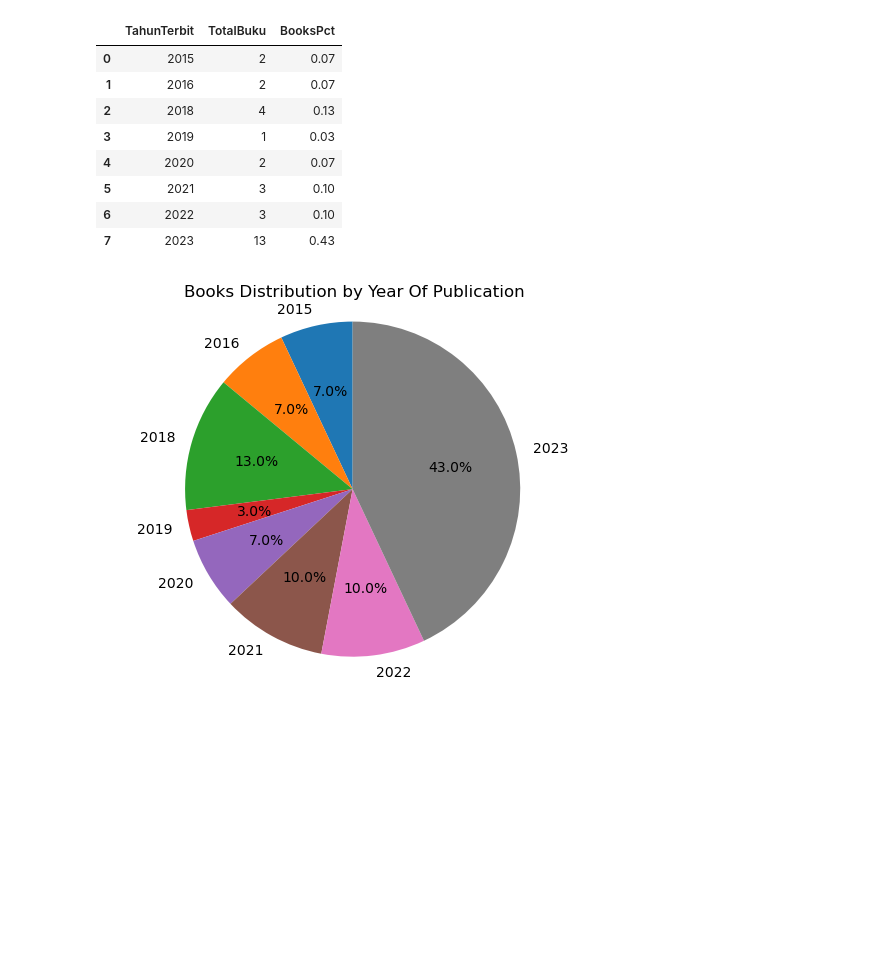
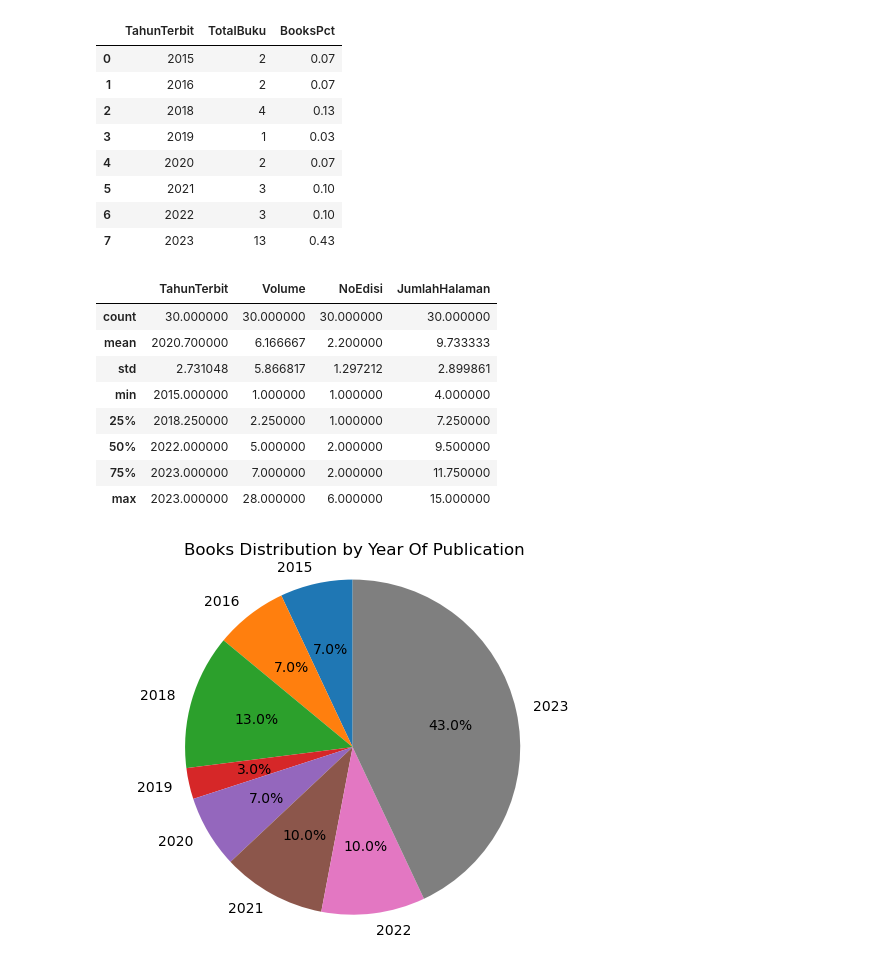
Before and after one commit to ridatMaulana/diRead, a Jupyter notebook: Books.ipynb, the cells around one changed output. Saved outputs shown, nothing was run; the diff lists cells and outputs as text; code cells hidden in the pictures; blank space fills up the shorter version.

```diff
--- a/Books.ipynb
+++ b/Books.ipynb
@@ -54,6 +70,6 @@ Dataset buku memiliki 30 baris dan 12 kolom
 | 8 | 2580-3735 | 2580-1147 | Game Edukasi, Android, Hasil Belajar | Pengembangan Game Edukasi Berbasi... | Ririn Windawati, Henny Dewi Koesw... | 2021 | Universitas Pahlawan Tuanku Tambusai | 5 | 2 | 12 | ... |
 | 9 | NaN | 1411-3201 | E-commerce, Model View Controller... | WEBSITE E-COMMERCE MENGGUNAKAN MO... | Donni Prabowo | 2015 | Universitas Amikom Yogyakarta | 16 | 1 | 7 | ... |
 # %%
-book.drop(axis=1, labels=['P-ISSN', 'Reference'], inplace=True)
+book.drop(axis=1, labels=['P-ISSN', 'Pdf', 'Reference'], inplace=True)
 book.head(10)
 # %% [output]
@@ -89,5 +105,10 @@ Data columns (total 10 columns):
 dtypes: int64(4), object(6)
 memory usage: 2.5+ KB
+# %%
+tokenizer = Tokenizer()
+tokenizer.fit_on_texts(book['Judul'] + ' ' + book['Abstrak'])
+sequences = tokenizer.texts_to_sequences(book['Judul'] + ' ' + book['Abstrak'])
+book["Text"] = sequences
 # %%
 book.duplicated().sum()
 # %% [output]
@@ -108,6 +129,18 @@ nums_book
 | 5 | 2021 | 3 | 0.10 |
 | 6 | 2022 | 3 | 0.10 |
 | 7 | 2023 | 13 | 0.43 |
+# %%
+df.describe()
+# %% [output]
+|  | TahunTerbit | Volume | NoEdisi | JumlahHalaman |
+| count | 30.000000 | 30.000000 | 30.000000 | 30.000000 |
+| mean | 2020.700000 | 6.166667 | 2.200000 | 9.733333 |
+| std | 2.731048 | 5.866817 | 1.297212 | 2.899861 |
+| min | 2015.000000 | 1.000000 | 1.000000 | 4.000000 |
+| 25% | 2018.250000 | 2.250000 | 1.000000 | 7.250000 |
+| 50% | 2022.000000 | 5.000000 | 2.000000 | 9.500000 |
+| 75% | 2023.000000 | 7.000000 | 2.000000 | 11.750000 |
+| max | 2023.000000 | 28.000000 | 6.000000 | 15.000000 |
 # %%
 labels = nums_book['TahunTerbit']
 sizes = nums_book['BooksPct']
```
Also changed, not shown: parts of 14 cells of this notebook, 7 other files.
